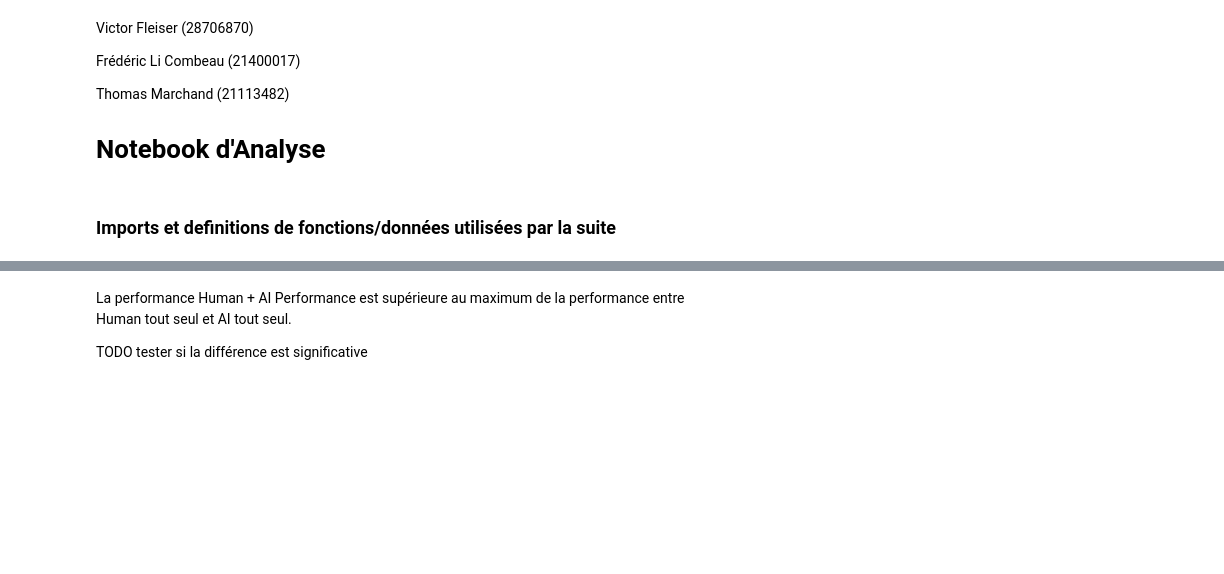
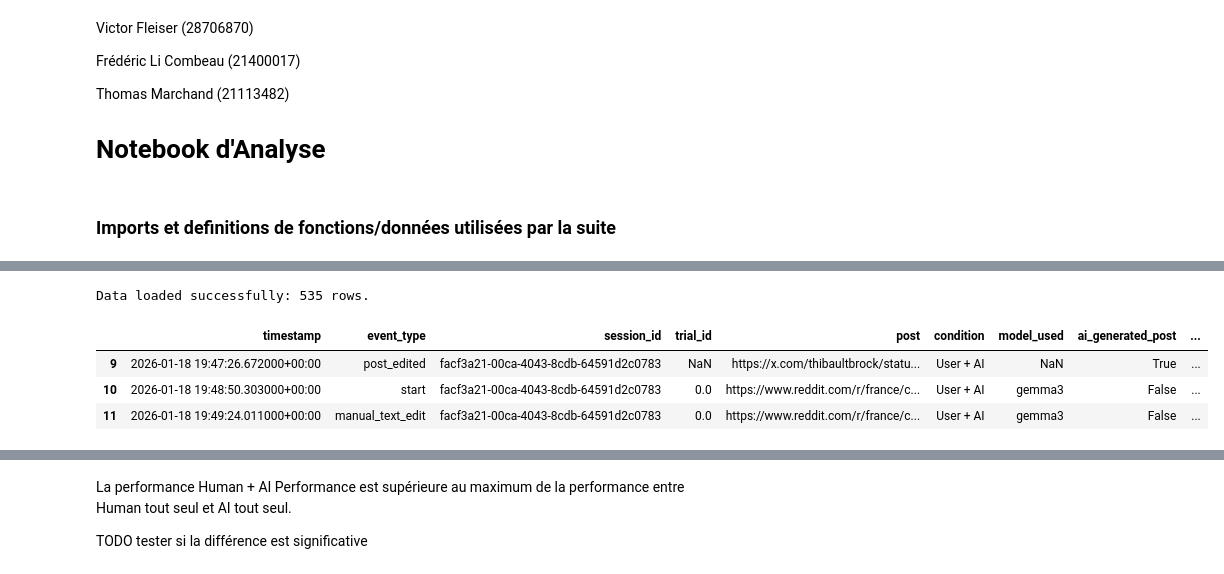
Before and after one commit to VictorFleiser/AI-Detection-Extension, a Jupyter notebook: main.ipynb, the cells around one changed output, grey strips where cells are left out. Cells and saved outputs as stored; diff of their text form; code cells hidden in the pictures; blank space fills up the shorter version.

```diff
--- a/main.ipynb
+++ b/main.ipynb
@@ -64,48 +57,44 @@ posts_titles = [
 # %%
-# ------------------------------ FUNCTIONS ------------------------------
+def load_data():
+    path = os.path.join(LOGS_PATH, LOG_FILE)
+    if not os.path.exists(path):
+        print(f"Error: {path} not found.")
+        return pd.DataFrame()
 
-def get_logs_with_field_value(logs, field_name, value):
-	"""Retrieve logs from a list of logs with a specific field value."""
-	return [log for log in logs if log.get(field_name) == value]
+    df = pd.read_csv(path)
 
-def remove_duplicate_session_id_and_trial_id_event_type(logs):
-	"""From a list of logs, remove logs which have the same (session_id, trial_id, event_type), keeping only the last one.
-	Used to remove the logs for actions that the user accidentally did multiple times -> keeping only the last one."""
-	unique_logs = {}
-	for log in logs:
-		session_id = log['session_id']
-		trial_id = log['trial_id']
-		event_type = log['event_type']
-		if not trial_id:
-			continue
-		key = (session_id, trial_id, event_type)
-		if key not in unique_logs or log['timestamp'] > unique_logs[key]['timestamp']:
-			unique_logs[key] = log
-	return list(unique_logs.values())
+    # 1. Type Conversion
+    df['timestamp'] = pd.to_datetime(df['timestamp'], errors='coerce')
+    df = df.dropna(subset=['timestamp']).sort_values('timestamp')
 
-def ai_decision_from_probability(probability):
-	"""Determine AI decision based on output probability."""
-	if probability is None or probability == '':
-		return None
-	if float(probability) > 0.5:
-		return 'yes'
-	elif float(probability) < 0.5:
-		return 'no'
-	else:
-		return None
+    # 2. Deduplication (Technical logs)
+    df = df.drop_duplicates(subset=['session_id', 'trial_id', 'event_type'], keep='last')
 
-def ai_decision_correct(log):
-	"""Determine if the AI decision was correct based on the log."""
-	ai_output_probability = log['ai_output_probability']
-	ai_generated_post = log['ai_generated_post']
-	ai_decision = ai_decision_from_probability(ai_output_probability)
-	if ai_generated_post == 'true' and ai_decision == 'yes':
-		return 'YES'
-	elif ai_generated_post == 'false' and ai_decision == 'no':
-		return 'YES'
-	else:
-		return 'NO'
+    # 3. Logic: AI Correctness & Probabilities
+    df['ai_prob'] = pd.to_numeric(df['ai_output_probability'], errors='coerce')
+    is_ai = df['ai_generated_post'].astype(str).str.lower() == 'true'
+    ai_yes = df['ai_prob'] > 0.5
 
-def get_unique_values_for_field_from_logs(logs, field_name):
-	"""Retrieve values for a specific field from a list of logs."""
-	return set([log.get(field_name) for log in logs if field_name in log])
+    # AI is correct if: (It is AI AND it says Yes) OR (It is Human AND it says No)
+    df['ai_correct'] = ((is_ai & ai_yes) | (~is_ai & ~ai_yes)).astype(int)
+
+    # 4. Labeling
+    df['post_short'] = df['post'].apply(get_short_name)
+    df['cond_label'] = df['condition'].apply(lambda x: 'Human + AI' if 'AI' in str(x) else 'Human Only')
+
+    return df
+
+# Execute Load
+df = load_data()
+
+if not df.empty:
+    print(f"Data loaded successfully: {len(df)} rows.")
+    display(df.head(3)) # Pandas nice display
+else:
+    print("No data found.")
+# %% [output]
+Data loaded successfully: 535 rows.
+|  | timestamp | event_type | session_id | trial_id | post | condition | model_used | ai_generated_post | ... |
+| 9 | 2026-01-18 19:47:26.672000+00:00 | post_edited | facf3a21-00ca-4043-8cdb-64591d2c0783 | NaN | https://x.com/thibaultbrock/statu... | User + AI | NaN | True | ... |
+| 10 | 2026-01-18 19:48:50.303000+00:00 | start | facf3a21-00ca-4043-8cdb-64591d2c0783 | 0.0 | https://www.reddit.com/r/france/c... | User + AI | gemma3 | False | ... |
+| 11 | 2026-01-18 19:49:24.011000+00:00 | manual_text_edit | facf3a21-00ca-4043-8cdb-64591d2c0783 | 0.0 | https://www.reddit.com/r/france/c... | User + AI | gemma3 | False | ... |
```
Also changed, not shown: parts of 7 cells of this notebook, 2 other files.
